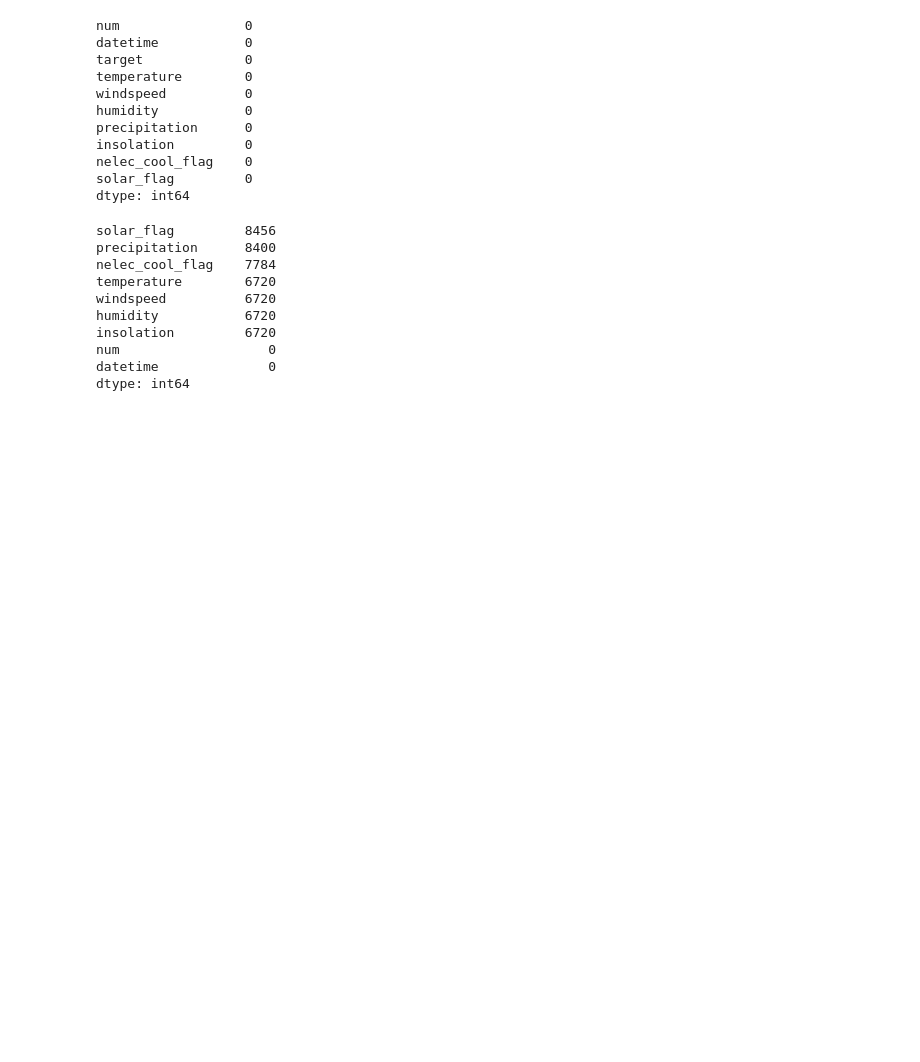
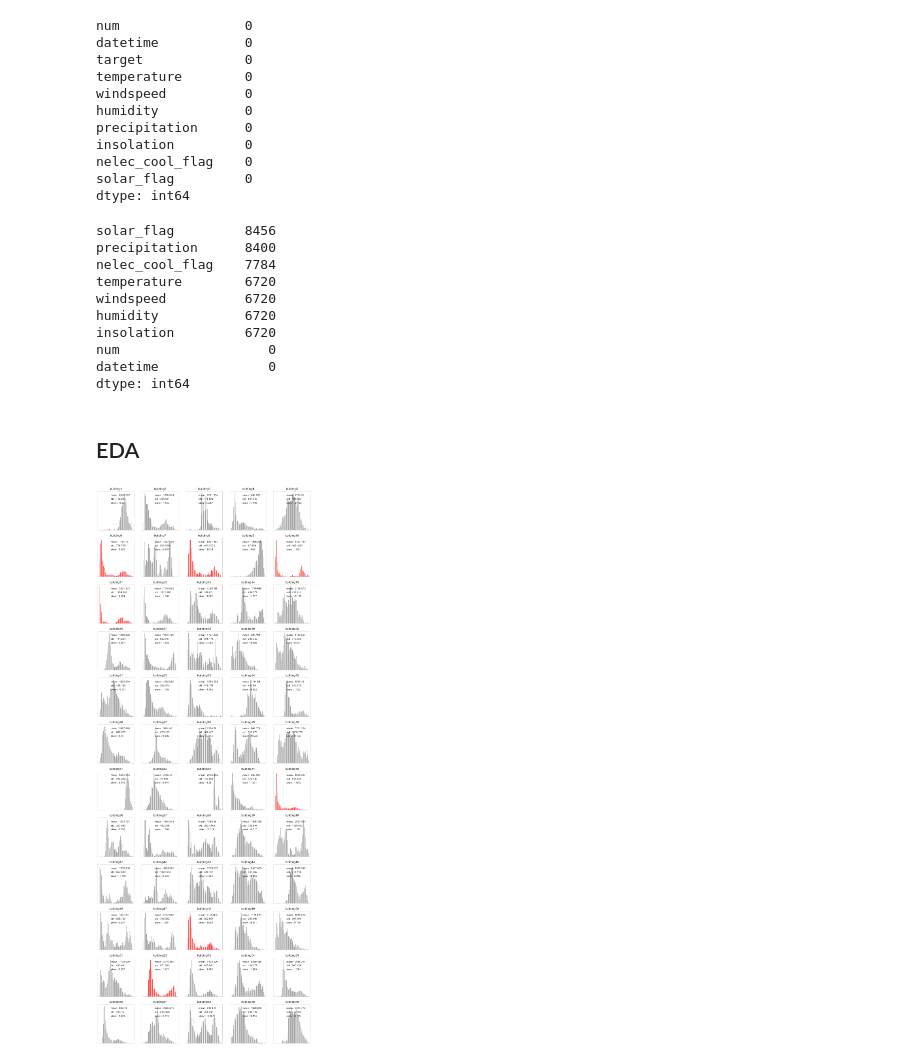
Before and after one commit to top-warrior/electronic, a Jupyter notebook: seunghyun.ipynb, the cells around one changed output. Saved outputs shown, nothing was run; the diff lists cells and outputs as text; code cells hidden in the pictures; blank space fills up the shorter version.

```diff
--- a/seunghyun.ipynb
+++ b/seunghyun.ipynb
@@ -84,3 +92,42 @@ insolation         6720
 num                   0
 datetime              0
 dtype: int64
+# %% [markdown]
+## EDA
+# %%
+sns.set_style('whitegrid')
+# %%
+eda_df = train_df.copy()
+# %%
+# datetime과 관련된 속성 추가
+eda_df['datetime'] = pd.to_datetime(eda_df['datetime'])
+eda_df['hour'] = eda_df['datetime'].dt.hour
+eda_df['weekday'] = eda_df['datetime'].dt.weekday
+eda_df['date'] = eda_df['datetime'].dt.date
+eda_df['day'] = eda_df['datetime'].dt.day
+eda_df['month'] = eda_df['datetime'].dt.month
+eda_df['weekend'] = eda_df['weekday'].isin([5,6]).astype(int)
+# %%
+fig = plt.figure(figsize = (15, 40))
+for num in range(1,61):
+    ax = plt.subplot(12, 5, num)
+    energy = eda_df.loc[eda_df.num == num, 'target'].values
+    mean = energy.mean().round(3)
+    std = energy.std().round(3)
+    skew = (3*(mean - np.median(energy))/energy.std()).round(3)
+    if skew >= 1.5:
+        plt.hist(energy, alpha = 0.7, bins = 50, color = 'red')
+    elif skew <= -1.5:
+        plt.hist(energy, alpha = 0.7, bins = 50, color = 'blue')
+    else:
+        plt.hist(energy, alpha = 0.7, bins = 50, color = 'gray')
+    plt.title(f'building{num}')
+    plt.xticks([])
+    plt.yticks([])
+    plt.xlabel('')
+    plt.ylabel('')
+    plt.text(0.35, 0.9, f'mean : {mean}',  ha='left', va='center', transform=ax.transAxes)
+    plt.text(0.35, 0.8, f'std : {std}',  ha='left', va='center', transform=ax.transAxes)
+    plt.text(0.35, 0.7, f'skew : {skew}',  ha='left', va='center', transform=ax.transAxes)
+# %% [output]
+[figure, added]
```
Also changed, not shown: parts of 14 cells of this notebook.
